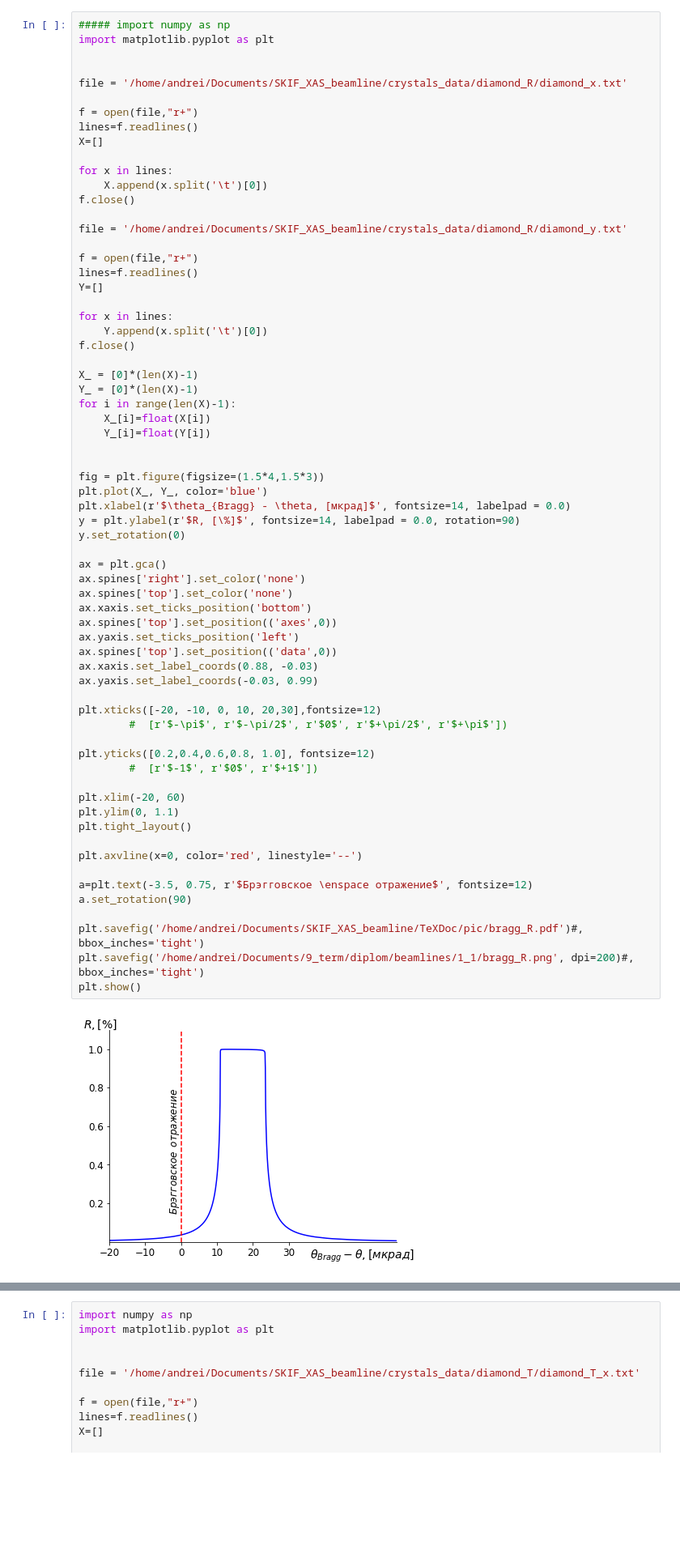
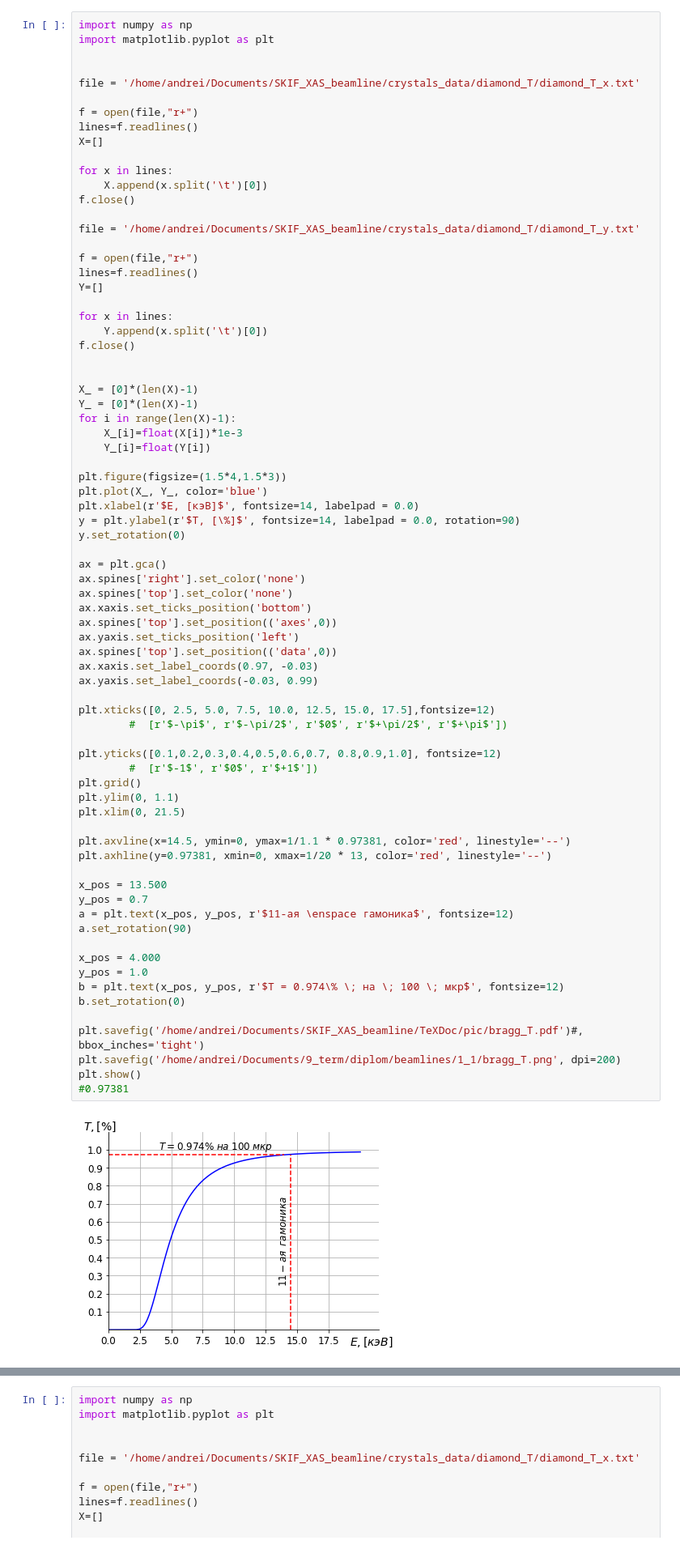
Before and after one commit to TrebAndrew/SKIF_XAS_beamline, a Jupyter notebook: crystals_data/pycry.ipynb, the cells around one changed output, grey strips where cells are left out. Shown at 81% size. Drawn from its saved outputs; the diff is of its cells as text; blank space fills up the shorter version.

Commit message:
add crystal data, finish Fourier optics approach, comment SKIF_lib

```diff
--- a/crystals_data/pycry.ipynb
+++ b/crystals_data/pycry.ipynb
@@ -1,9 +85,9 @@
 # %%
-##### import numpy as np
+import numpy as np
 import matplotlib.pyplot as plt
 
 
-file = '/home/andrei/Documents/SKIF_XAS_beamline/crystals_data/diamond_R/diamond_x.txt'
+file = '/home/andrei/Documents/SKIF_XAS_beamline/crystals_data/diamond_T/diamond_T_x.txt'
 
 f = open(file,"r+")
 lines=f.readlines()
@@ -13,7 +97,7 @@ for x in lines:
     X.append(x.split('\t')[0])
 f.close()
 
-file = '/home/andrei/Documents/SKIF_XAS_beamline/crystals_data/diamond_R/diamond_y.txt'
+file = '/home/andrei/Documents/SKIF_XAS_beamline/crystals_data/diamond_T/diamond_T_y.txt'
 
 f = open(file,"r+")
 lines=f.readlines()
@@ -22,47 +106,55 @@ Y=[]
 for x in lines:
     Y.append(x.split('\t')[0])
 f.close()
 
+
 X_ = [0]*(len(X)-1)
 Y_ = [0]*(len(X)-1)
 for i in range(len(X)-1):
-    X_[i]=float(X[i])
+    X_[i]=float(X[i])*1e-3
     Y_[i]=float(Y[i])
 
-
-fig = plt.figure(figsize=(1.5*4,1.5*3))
+plt.figure(figsize=(1.5*4,1.5*3))
 plt.plot(X_, Y_, color='blue')
-plt.xlabel(r'$\theta_{Bragg} - \theta, [мкрад]$', fontsize=14, labelpad = 0.0)
-y = plt.ylabel(r'$R, [\%]$', fontsize=14, labelpad = 0.0, rotation=90)
+plt.xlabel(r'$E, [кэВ]$', fontsize=14, labelpad = 0.0)
+y = plt.ylabel(r'$T, [\%]$', fontsize=14, labelpad = 0.0, rotation=90)
 y.set_rotation(0)
 
 ax = plt.gca()
 ax.spines['right'].set_color('none')
 ax.spines['top'].set_color('none')
 ax.xaxis.set_ticks_position('bottom')
 ax.spines['top'].set_position(('axes',0))
 ax.yaxis.set_ticks_position('left')
 ax.spines['top'].set_position(('data',0))
-ax.xaxis.set_label_coords(0.88, -0.03)
+ax.xaxis.set_label_coords(0.97, -0.03)
 ax.yaxis.set_label_coords(-0.03, 0.99)
 
-plt.xticks([-20, -10, 0, 10, 20,30],fontsize=12)
+plt.xticks([0, 2.5, 5.0, 7.5, 10.0, 12.5, 15.0, 17.5],fontsize=12)
         #  [r'$-\pi$', r'$-\pi/2$', r'$0$', r'$+\pi/2$', r'$+\pi$'])
 
-plt.yticks([0.2,0.4,0.6,0.8, 1.0], fontsize=12)
+plt.yticks([0.1,0.2,0.3,0.4,0.5,0.6,0.7, 0.8,0.9,1.0], fontsize=12)
         #  [r'$-1$', r'$0$', r'$+1$'])
+plt.grid()
+plt.ylim(0, 1.1)
+plt.xlim(0, 21.5)
 
-plt.xlim(-20, 60)
-plt.ylim(0, 1.1)
-plt.tight_layout()
+plt.axvline(x=14.5, ymin=0, ymax=1/1.1 * 0.97381, color='red', linestyle='--')
+plt.axhline(y=0.97381, xmin=0, xmax=1/20 * 13, color='red', linestyle='--')
 
-plt.axvline(x=0, color='red', linestyle='--')
-
-a=plt.text(-3.5, 0.75, r'$Брэгговское \enspace отражение$', fontsize=12)
+x_pos = 13.500
+y_pos = 0.7
+a = plt.text(x_pos, y_pos, r'$11-ая \enspace гамоника$', fontsize=12)
 a.set_rotation(90)
 
-plt.savefig('/home/andrei/Documents/SKIF_XAS_beamline/TeXDoc/pic/bragg_R.pdf')#, bbox_inches='tight')
-plt.savefig('/home/andrei/Documents/9_term/diplom/beamlines/1_1/bragg_R.png', dpi=200)#, bbox_inches='tight')
+x_pos = 4.000
+y_pos = 1.0
+b = plt.text(x_pos, y_pos, r'$T = 0.974\% \; на \; 100 \; мкр$', fontsize=12)
+b.set_rotation(0)
+
+plt.savefig('/home/andrei/Documents/SKIF_XAS_beamline/TeXDoc/pic/bragg_T.pdf')#, bbox_inches='tight')
+plt.savefig('/home/andrei/Documents/9_term/diplom/beamlines/1_1/bragg_T.png', dpi=200)
 plt.show()
+#0.97381
 # %% [output]
-[figure, old version]
+[figure, new version]
```
Also changed, not shown: parts of 2 cells of this notebook, 25 other files.
